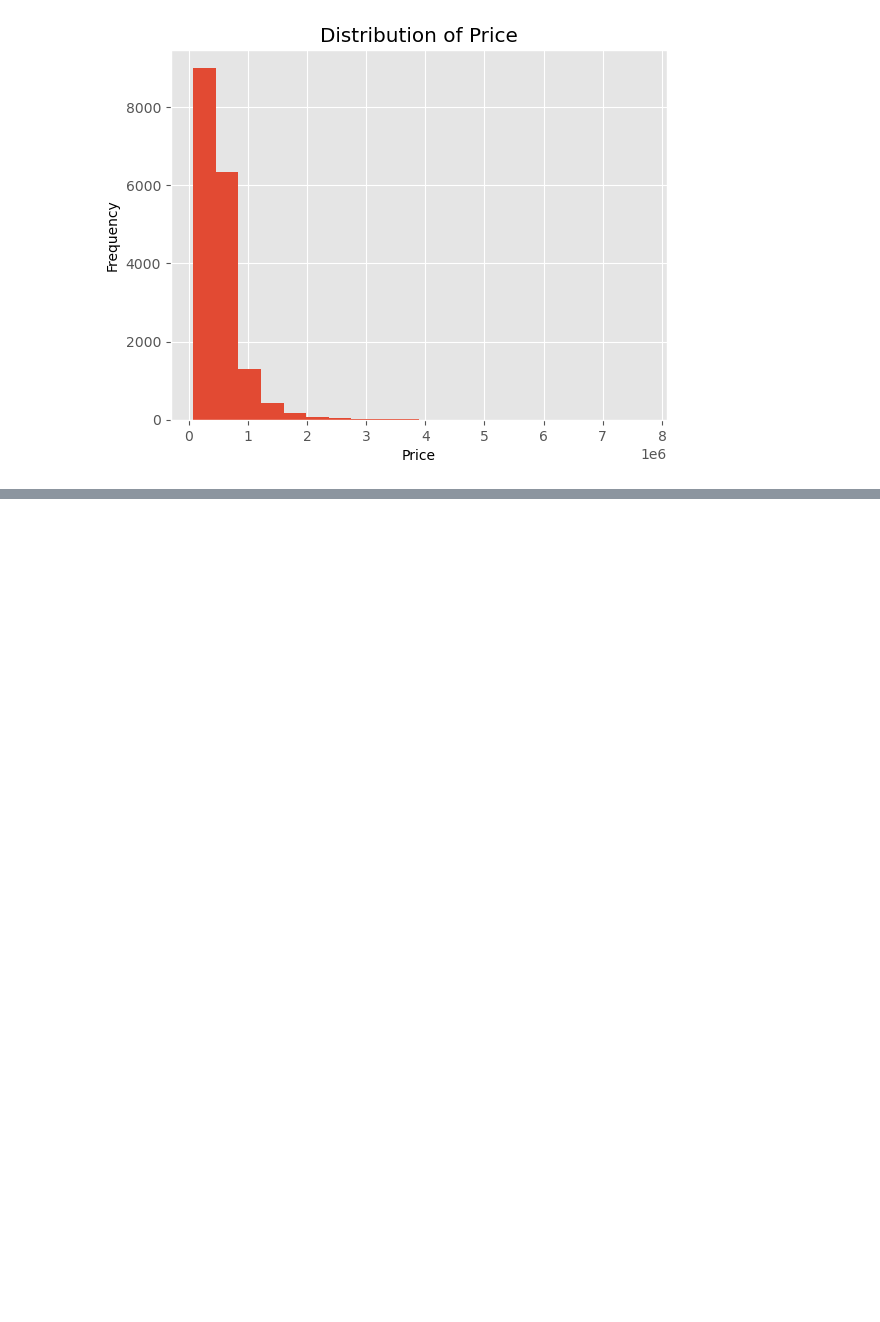
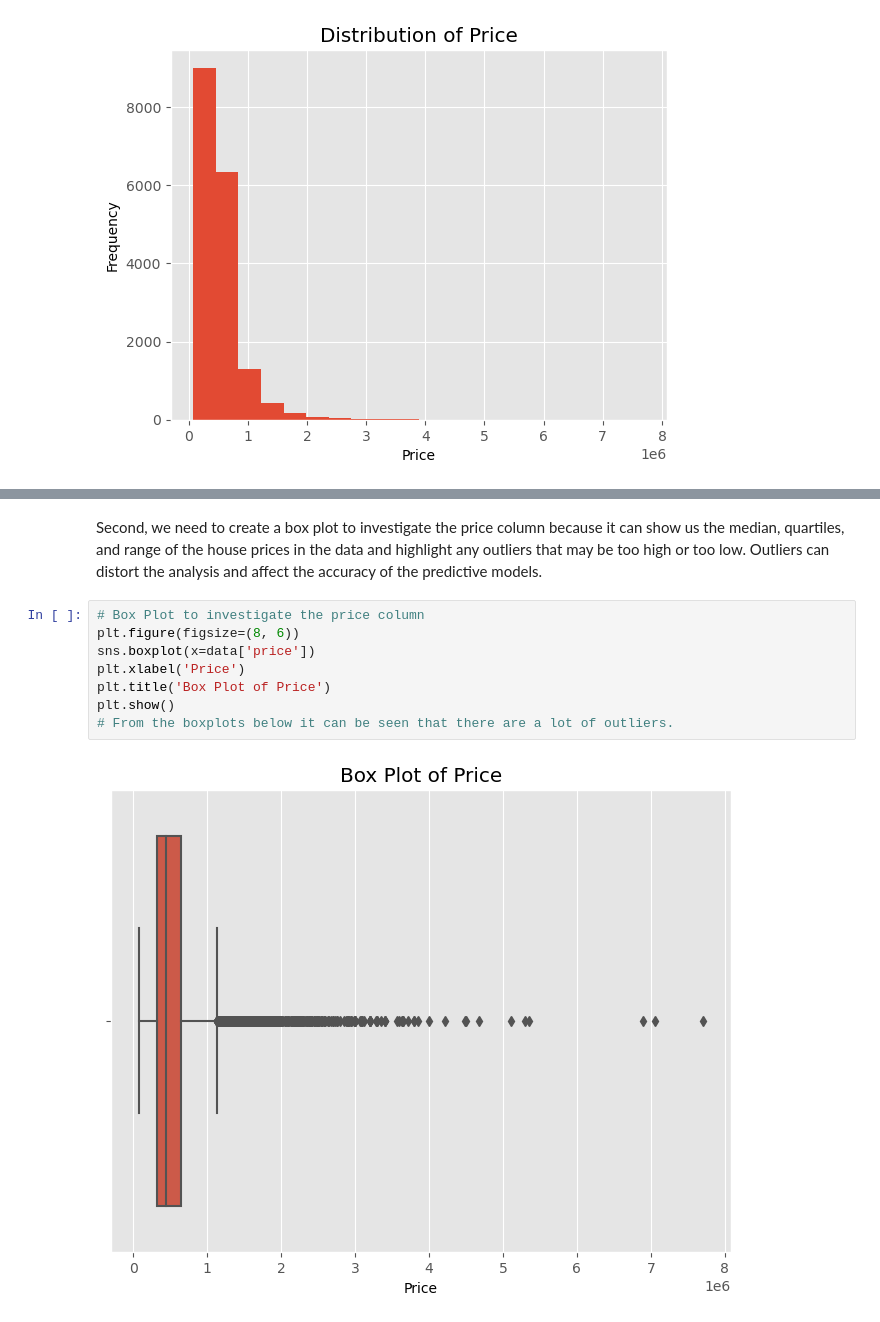
Before and after one commit to Ivan3864/House-Price-Prediction-Using-Regression, a Jupyter notebook: student.ipynb, the cells around one changed output, grey strips where cells are left out. Drawn from its saved outputs; the diff is of its cells as text; blank space fills up the shorter version.

Commit message:
Performing Bivariate analysis on the dataset

```diff
--- a/student.ipynb
+++ b/student.ipynb
@@ -286,0 +290,12 @@ Name: price, dtype: float64
+# %% [markdown]
+Second, we need to create a box plot to investigate the price column because it can show us the median, quartiles, and range of the house prices in the data and highlight any outliers that may be too high or too low. Outliers can distort the analysis and affect the accuracy of the predictive models.
+# %%
+# Box Plot to investigate the price column
+plt.figure(figsize=(8, 6))
+sns.boxplot(x=data['price'])
+plt.xlabel('Price')
+plt.title('Box Plot of Price')
+plt.show()
+# From the boxplots below it can be seen that there are a lot of outliers.
+# %% [output]
+[figure, added]
```
Also changed, not shown: parts of 3 cells of this notebook.
